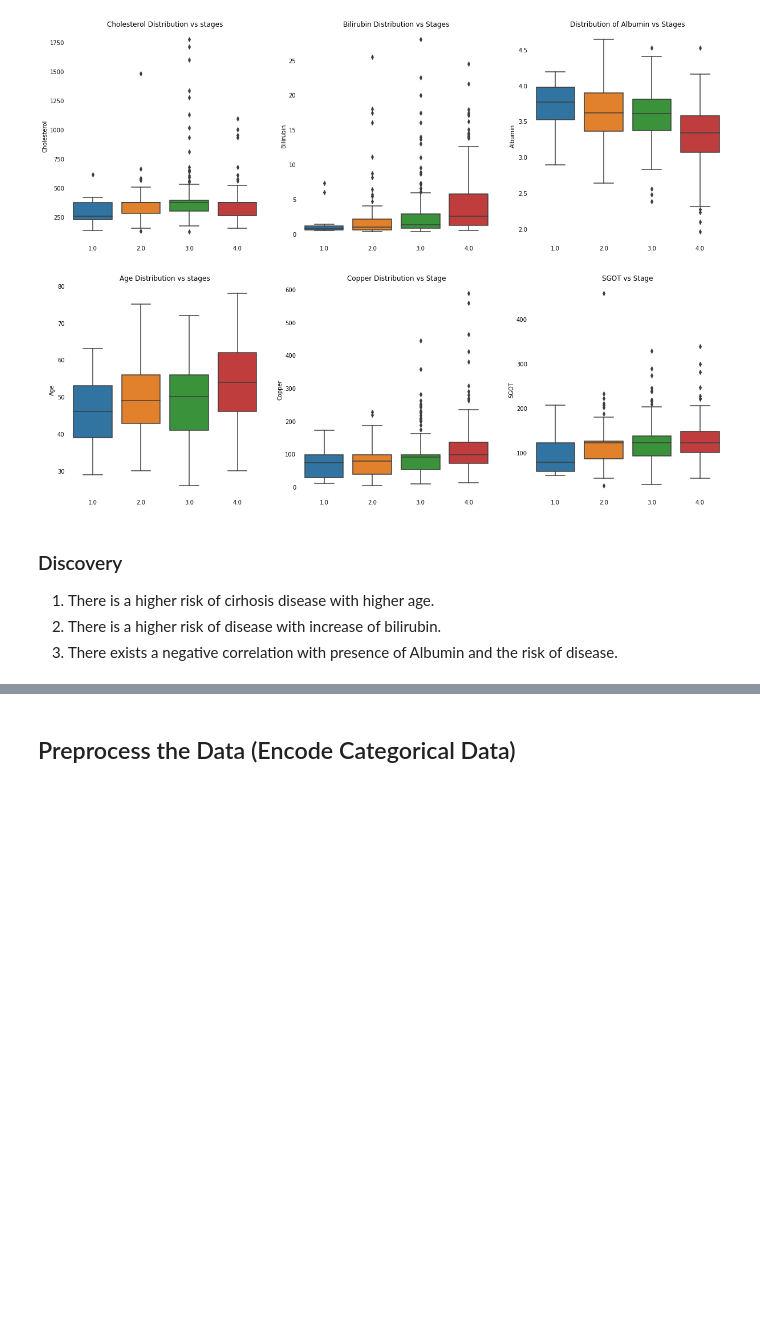
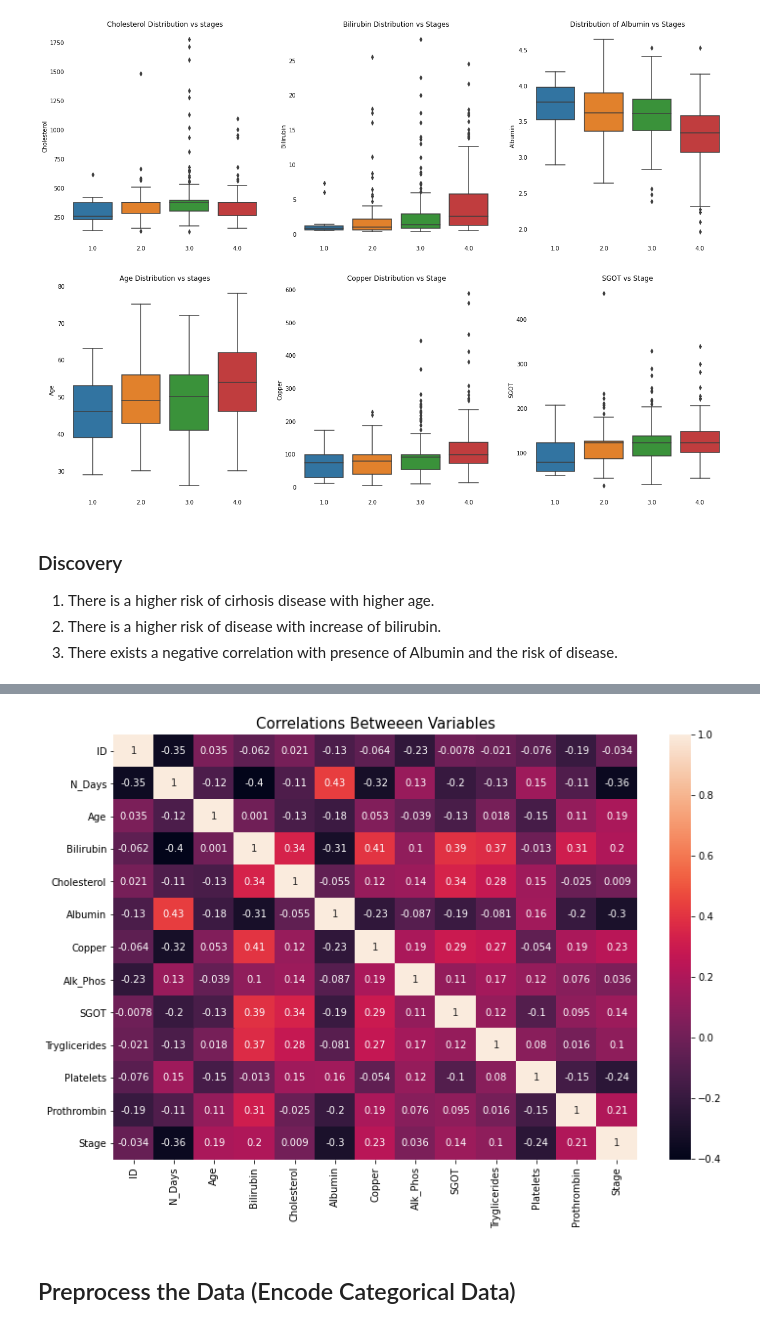
Before and after one commit to cyd621/AML_Project_Group4, a Jupyter notebook: Proj_Deliv_2.ipynb, the cells around one changed output, grey strips where cells are left out. Cells and saved outputs as stored; diff of their text form; code cells hidden in the pictures; blank space fills up the shorter version.

```diff
--- a/Proj_Deliv_2.ipynb
+++ b/Proj_Deliv_2.ipynb
@@ -290,3 +308,10 @@ plt.title('SGOT vs Stage');
+# %%
+plt.figure(figsize=(12,8))
+sns.heatmap(cirr_df.corr(), annot=True)
+plt.title("Correlations Betweeen Variables", size=15)
+plt.show()
+# %% [output]
+[figure, added]
 # %% [markdown]
 ## Preprocess the Data (Encode Categorical Data)
 # %%
```
Also changed, not shown: parts of 2 cells of this notebook.
